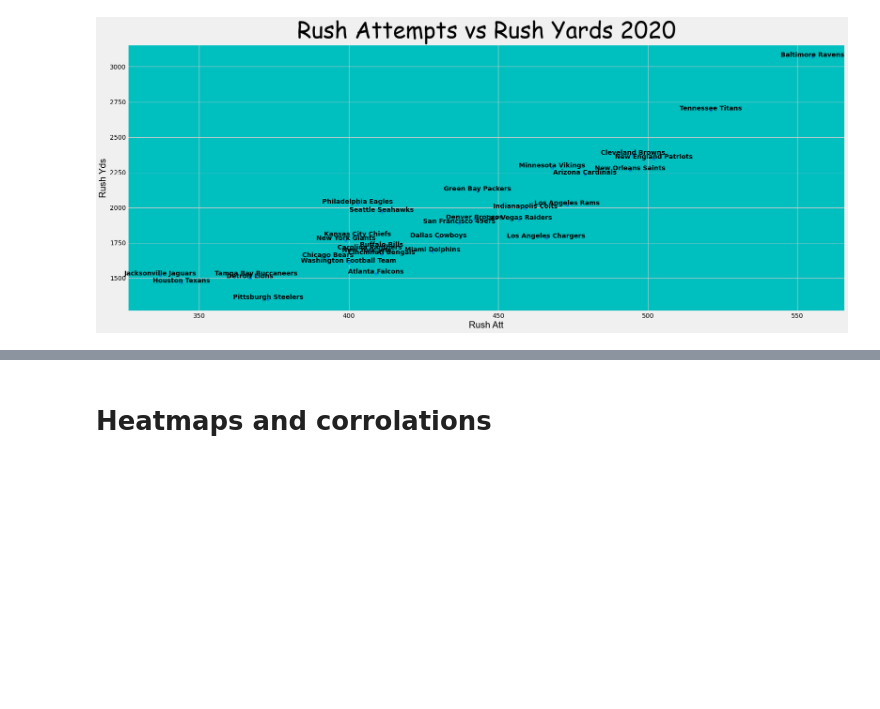
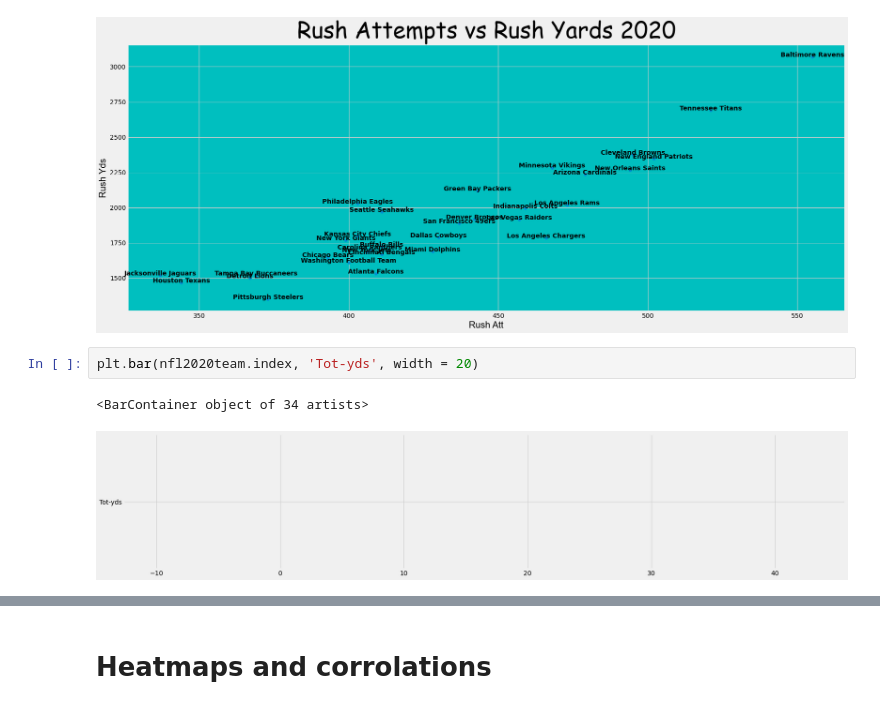
Before and after one commit to Lynch08/Fundementals_Of_Data_Analysis, a Jupyter notebook: pyplot.ipynb, the cells around one changed output, grey strips where cells are left out. Drawn from its saved outputs; the diff is of its cells as text; blank space fills up the shorter version.

Commit message:
adding work on Barcharts, Histograms and KDE plots

```diff
--- a/pyplot.ipynb
+++ b/pyplot.ipynb
@@ -235,6 +235,11 @@ plt.show()
 [figure]
 [figure]
 [figure]
+# %%
+plt.bar(nfl2020team.index, 'Tot-yds', width = 20)
+# %% [output]
+<BarContainer object of 34 artists>
+[figure, added]
 # %% [markdown]
 <br>
 
```
Also changed, not shown: parts of 1 cell of this notebook, 2 other files.
